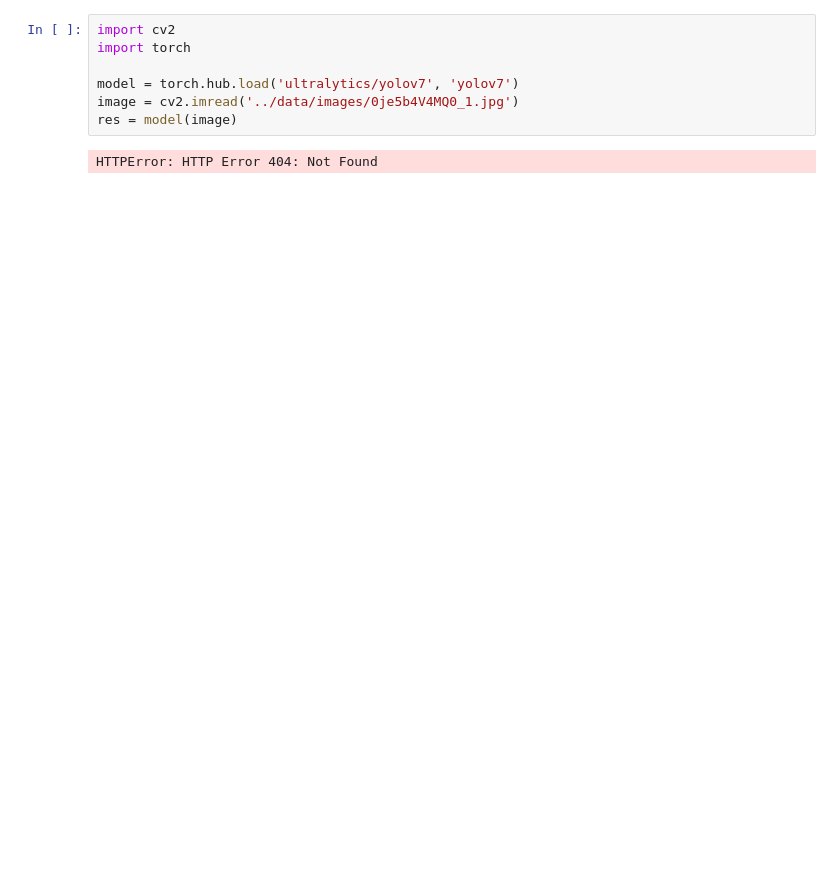
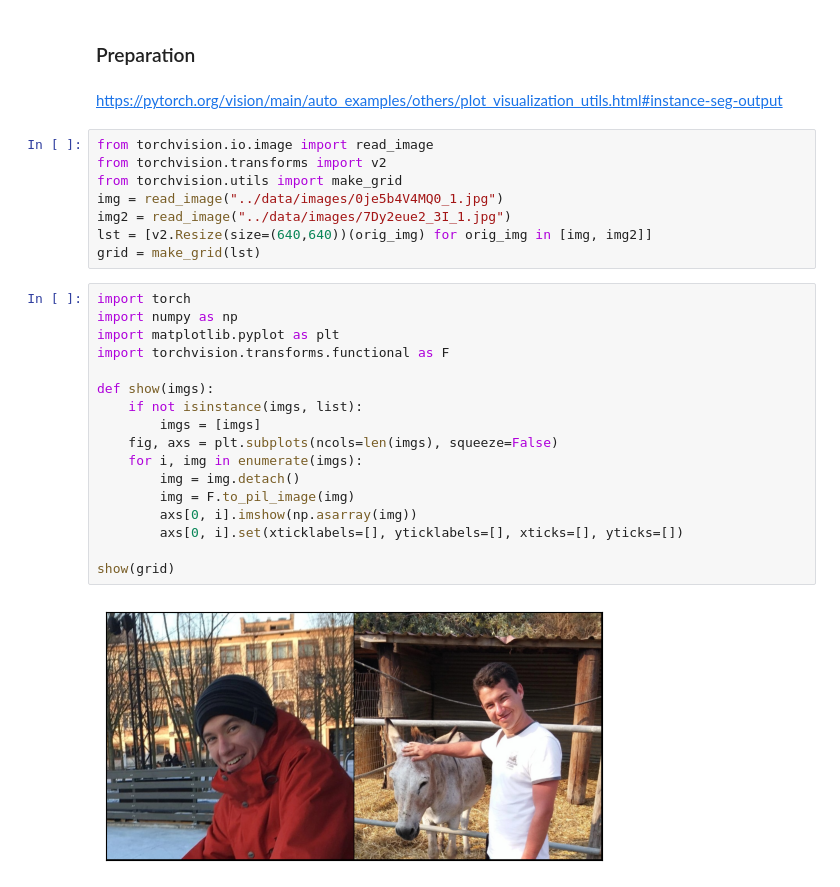
Before and after one commit to WhoKnowsWhoCares/ObjectDetection, a Jupyter notebook: notebooks/torch_fasterrcnn_resnet50.ipynb, the cells around one changed output. Saved outputs shown, nothing was run; the diff lists cells and outputs as text; blank space fills up the shorter version.

```diff
--- a/notebooks/torch_fasterrcnn_resnet50.ipynb
+++ b/notebooks/torch_fasterrcnn_resnet50.ipynb
@@ -1,9 +1,31 @@
-# %%
-import cv2
-import torch
-
-model = torch.hub.load('ultralytics/yolov7', 'yolov7')
-image = cv2.imread('../data/images/0je5b4V4MQ0_1.jpg')
-res = model(image)
-# %% [output]
-HTTPError: HTTP Error 404: Not Found
+# %% [markdown]
+### Preparation
+# %% [markdown]
+https://pytorch.org/vision/main/auto_examples/others/plot_visualization_utils.html#instance-seg-output
+# %%
+from torchvision.io.image import read_image
+from torchvision.transforms import v2
+from torchvision.utils import make_grid
+img = read_image("../data/images/0je5b4V4MQ0_1.jpg")
+img2 = read_image("../data/images/7Dy2eue2_3I_1.jpg")
+lst = [v2.Resize(size=(640,640))(orig_img) for orig_img in [img, img2]]
+grid = make_grid(lst)
+# %%
+import torch
+import numpy as np
+import matplotlib.pyplot as plt
+import torchvision.transforms.functional as F
+
+def show(imgs):
+    if not isinstance(imgs, list):
+        imgs = [imgs]
+    fig, axs = plt.subplots(ncols=len(imgs), squeeze=False)
+    for i, img in enumerate(imgs):
+        img = img.detach()
+        img = F.to_pil_image(img)
+        axs[0, i].imshow(np.asarray(img))
+        axs[0, i].set(xticklabels=[], yticklabels=[], xticks=[], yticks=[])
+
+show(grid)
+# %% [output]
+[figure, added]
```
Also changed, not shown: parts of 10 cells of this notebook, 5 other files.
